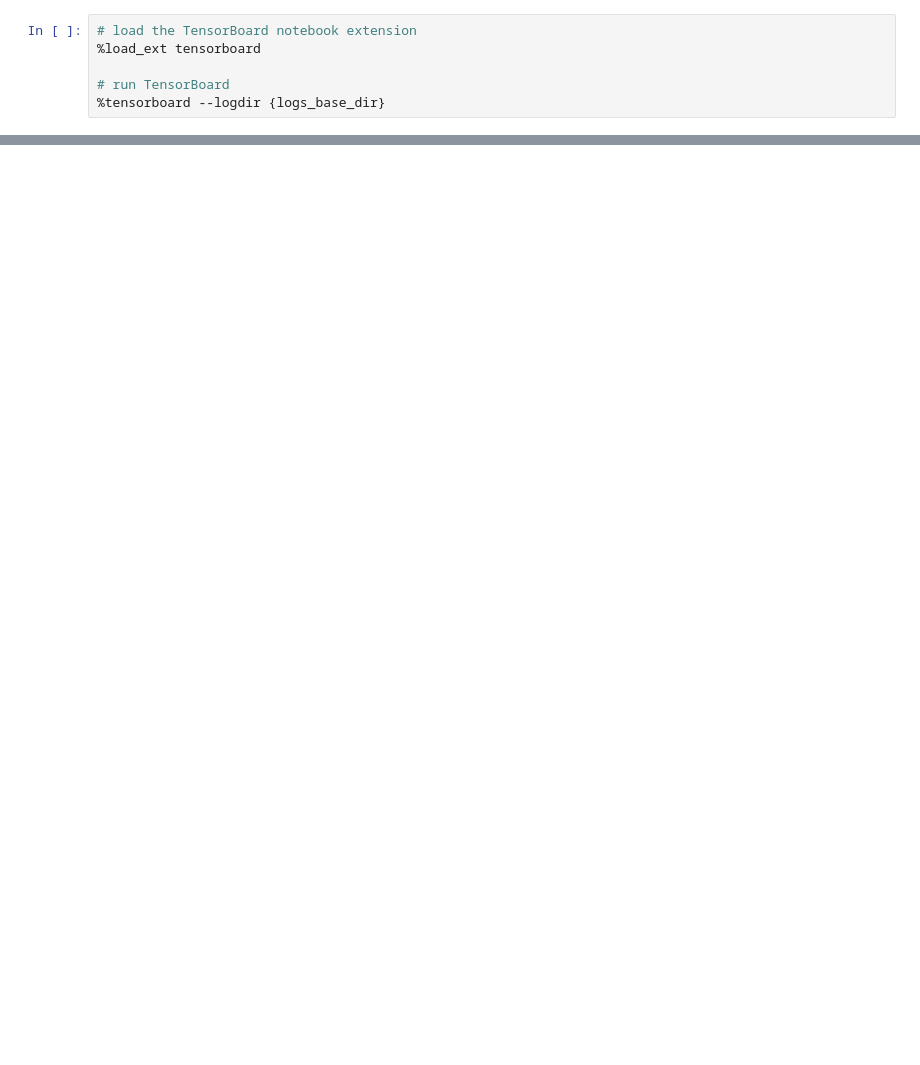
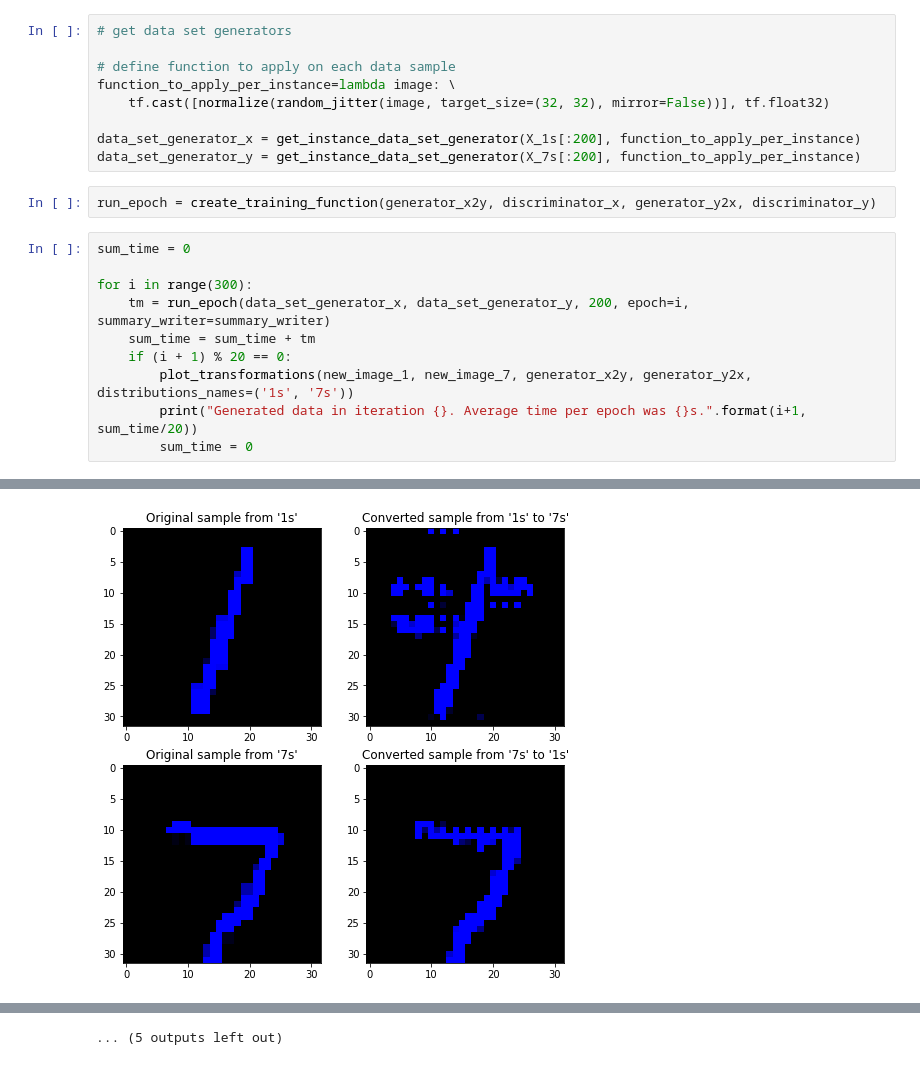
Before and after one commit to honzaMaly/cyclegan-style-transfer, a Jupyter notebook: digit_transformation.ipynb, the cells around one changed output, grey strips where cells are left out. Drawn from its saved outputs; the diff is of its cells as text; blank space fills up the shorter version.

```diff
--- a/digit_transformation.ipynb
+++ b/digit_transformation.ipynb
@@ -117,6 +100,22 @@ Clipping input data to the valid range for imshow with RGB data ([0..1] for floa
-# %%
-# load the TensorBoard notebook extension
-%load_ext tensorboard
-
-# run TensorBoard
-%tensorboard --logdir {logs_base_dir}
+# %%
+# get data set generators
+
+# define function to apply on each data sample
+function_to_apply_per_instance=lambda image: \
+    tf.cast([normalize(random_jitter(image, target_size=(32, 32), mirror=False))], tf.float32)
+
+data_set_generator_x = get_instance_data_set_generator(X_1s[:200], function_to_apply_per_instance)
+data_set_generator_y = get_instance_data_set_generator(X_7s[:200], function_to_apply_per_instance)
+# %%
+run_epoch = create_training_function(generator_x2y, discriminator_x, generator_y2x, discriminator_y)
+# %%
+sum_time = 0
+
+for i in range(300):
+    tm = run_epoch(data_set_generator_x, data_set_generator_y, 200, epoch=i, summary_writer=summary_writer)
+    sum_time = sum_time + tm
+    if (i + 1) % 20 == 0:
+        plot_transformations(new_image_1, new_image_7, generator_x2y, generator_y2x, distributions_names=('1s', '7s'))
+        print("Generated data in iteration {}. Average time per epoch was {}s.".format(i+1, sum_time/20))
+        sum_time = 0
+# %% [output]
@@ -122,0 +139 @@ Clipping input data to the valid range for imshow with RGB data ([0..1] for floa
+[figure, added]
@@ -122,0 +164 @@ Clipping input data to the valid range for imshow with RGB data ([0..1] for floa
+... (5 outputs left out)
```
Also changed, not shown: parts of 10 cells of this notebook, 4 other files.
